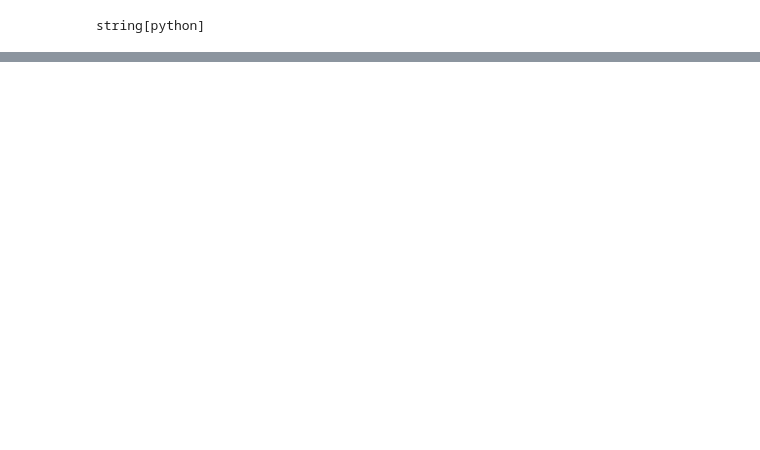
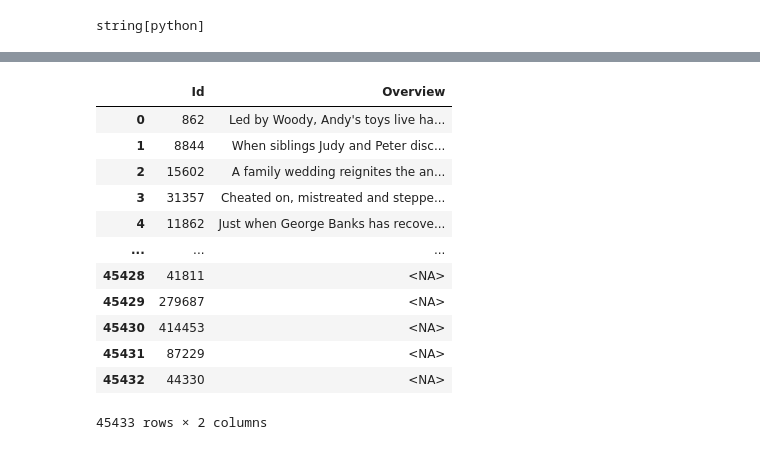
Before and after one commit to slimrivermoi/Techlabs-DS5, a Jupyter notebook: edit_data/Michael/tf_idf.ipynb, the cells around one changed output, grey strips where cells are left out. Cells and saved outputs as stored; diff of their text form; code cells hidden in the pictures; blank space fills up the shorter version.

```diff
--- a/edit_data/Michael/tf_idf.ipynb
+++ b/edit_data/Michael/tf_idf.ipynb
@@ -87,0 +96,17 @@ dfTEST
+# %%
+df_short = df.copy()[["Id", "Overview"]]
+df_short
+# %% [output]
+|  | Id | Overview |
+| 0 | 862 | Led by Woody, Andy's toys live ha... |
+| 1 | 8844 | When siblings Judy and Peter disc... |
+| 2 | 15602 | A family wedding reignites the an... |
+| 3 | 31357 | Cheated on, mistreated and steppe... |
+| 4 | 11862 | Just when George Banks has recove... |
+| ... | ... | ... |
+| 45428 | 41811 | <NA> |
+| 45429 | 279687 | <NA> |
+| 45430 | 414453 | <NA> |
+| 45431 | 87229 | <NA> |
+| 45432 | 44330 | <NA> |
+45433 rows × 2 columns
```
Also changed, not shown: parts of 17 cells of this notebook, 2 other files.
